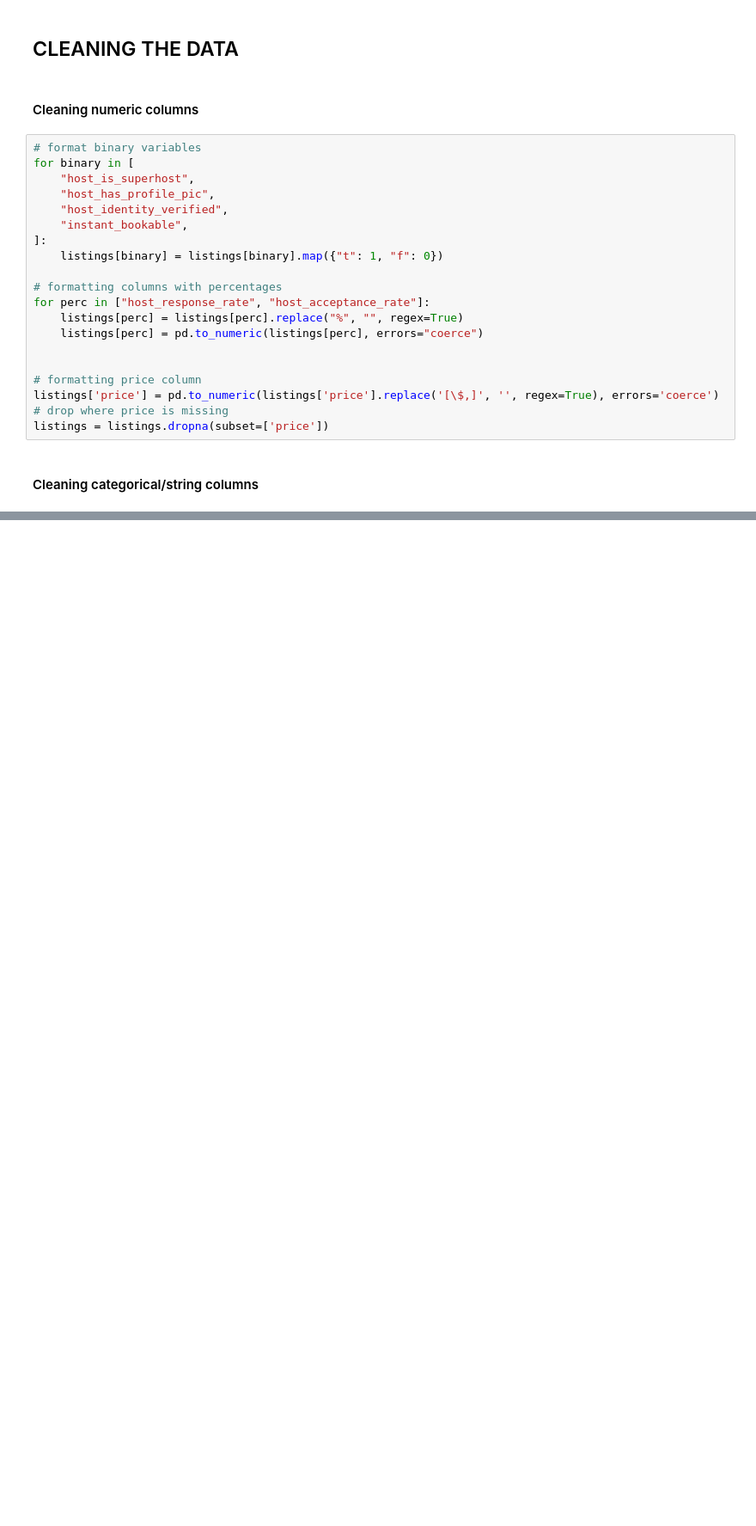
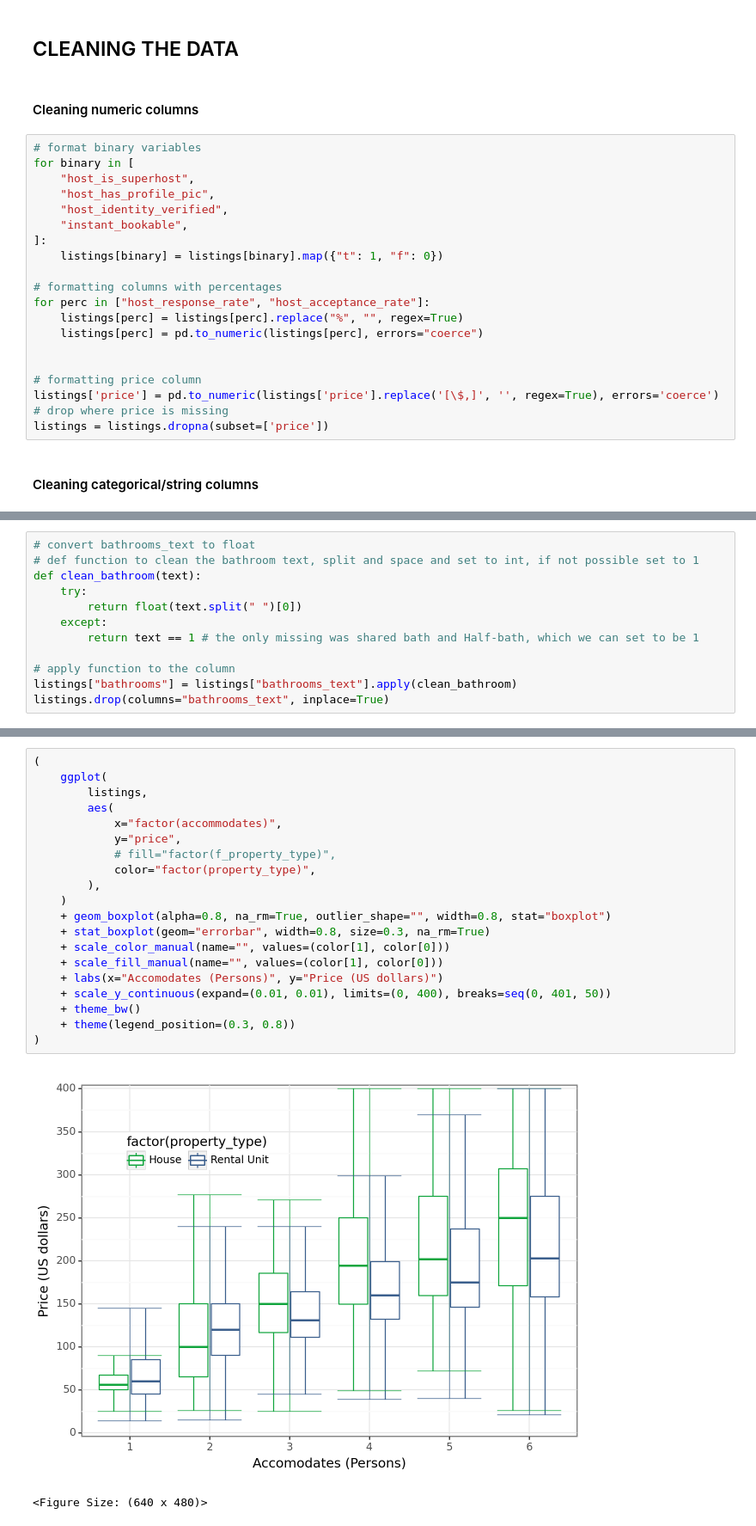
Before and after one commit to szilvasipeter2000/Data-Analysis-3, a Jupyter notebook: assignment-2/assignment2-working.ipynb, the cells around one changed output, grey strips where cells are left out. Shown at 86% size. Saved outputs shown, nothing was run; the diff lists cells and outputs as text; blank space fills up the shorter version.

```diff
--- a/assignment-2/assignment2-working.ipynb
+++ b/assignment-2/assignment2-working.ipynb
@@ -174,0 +158,12 @@ unique_amenities
+# %%
+# convert bathrooms_text to float
+# def function to clean the bathroom text, split and space and set to int, if not possible set to 1
+def clean_bathroom(text):
+    try:
+        return float(text.split(" ")[0])
+    except:
+        return text == 1 # the only missing was shared bath and Half-bath, which we can set to be 1
+
+# apply function to the column
+listings["bathrooms"] = listings["bathrooms_text"].apply(clean_bathroom)
+listings.drop(columns="bathrooms_text", inplace=True)
@@ -203,0 +369,23 @@ listings.T
+# %%
+(
+    ggplot(
+        listings,
+        aes(
+            x="factor(accommodates)",
+            y="price",
+            # fill="factor(f_property_type)",
+            color="factor(property_type)",
+        ),
+    )
+    + geom_boxplot(alpha=0.8, na_rm=True, outlier_shape="", width=0.8, stat="boxplot")
+    + stat_boxplot(geom="errorbar", width=0.8, size=0.3, na_rm=True)
+    + scale_color_manual(name="", values=(color[1], color[0]))
+    + scale_fill_manual(name="", values=(color[1], color[0]))
+    + labs(x="Accomodates (Persons)", y="Price (US dollars)")
+    + scale_y_continuous(expand=(0.01, 0.01), limits=(0, 400), breaks=seq(0, 401, 50))
+    + theme_bw()
+    + theme(legend_position=(0.3, 0.8))
+)
+# %% [output]
+[figure, added]
+<Figure Size: (640 x 480)>
```
Also changed, not shown: parts of 28 cells of this notebook, 1 other file.
